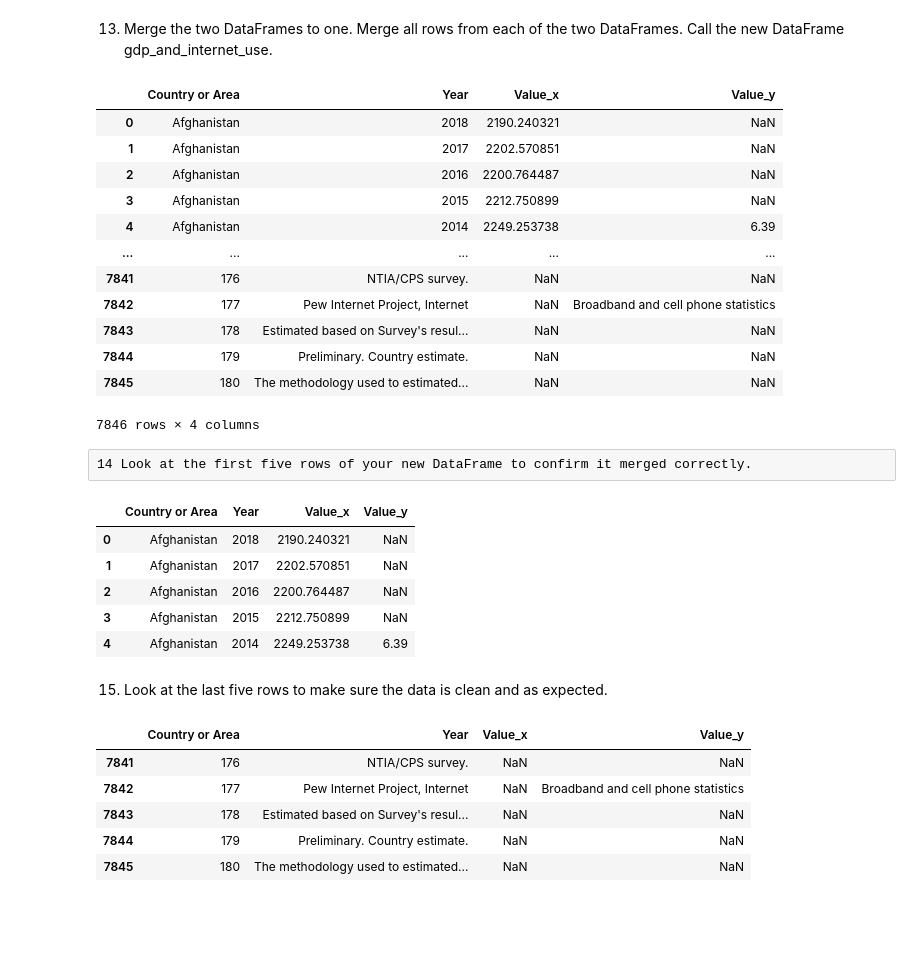
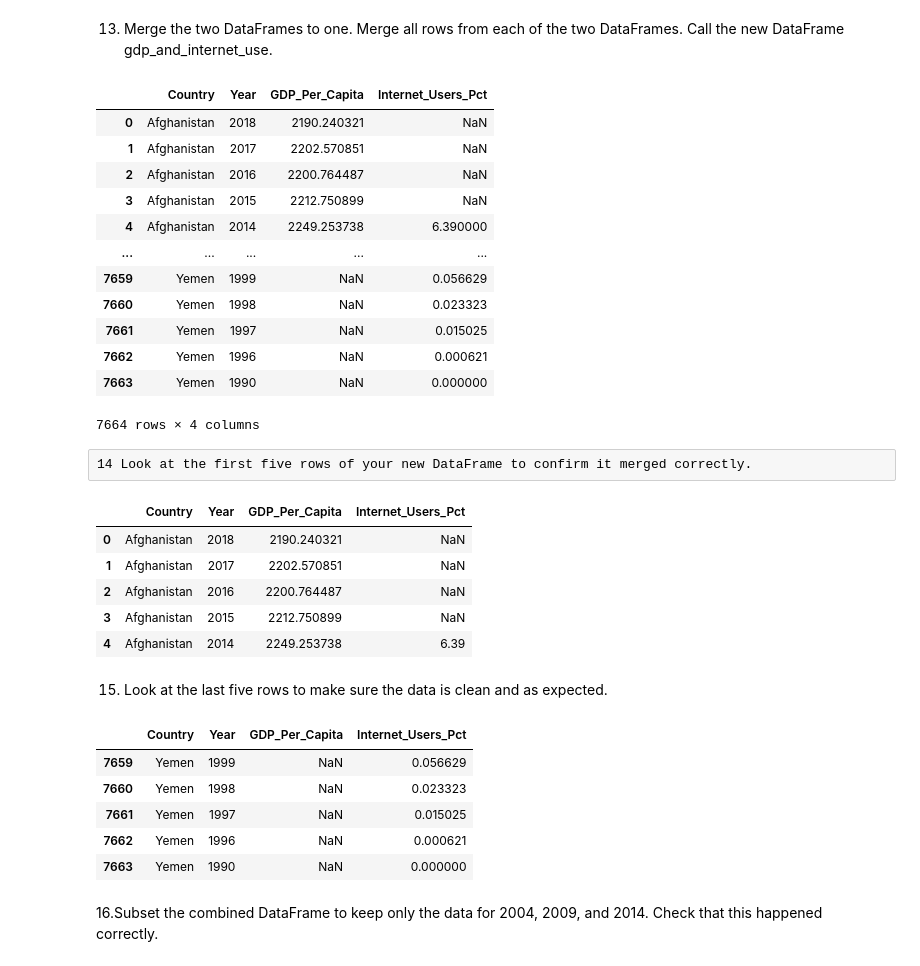
Before and after one commit to tipearso/gdp-and-internet-usage-tipearso, a Jupyter notebook: TP_gdp_internet.ipynb, the cells around one changed output. Drawn from its saved outputs; the diff is of its cells as text; code cells hidden in the pictures; blank space fills up the shorter version.

```diff
--- a/TP_gdp_internet.ipynb
+++ b/TP_gdp_internet.ipynb
@@ -5,7 +5,7 @@ import matplotlib.pyplot as plt
 import seaborn as sns
 %matplotlib inline
 
-gdp_df = pd.read_csv('data\gdp_percapita.csv')
+gdp_df = pd.read_csv('data\gdp_percapita.csv', nrows = 6606 )
 # %%
 gdp_df
 # %% [output]
@@ -25,7 +25,7 @@ gdp_df
 # %% [markdown]
 6. Repeat for the internet use dataset. Call this DataFrame internet_df. Take a look at the first six rows.
 # %%
-internet_df = pd.read_csv('data\internet_use.csv')
+internet_df = pd.read_csv('data\internet_use.csv', nrows = 4495)
 internet_df
 # %% [output]
 |  | Country or Area | Year | Value | Value Footnotes |
@@ -150,4 +152,4 @@ internet_df.tail()
 # %% [markdown]
 11. Change the columns for the GDP Per Capita DataFrame to ‘Country’, ‘Year’, and ‘GDP_Per_Capita’.
 # %%
-gdp_df.rename(columns = {'Country or Area': 'Country', 'Year' : 'Year', 'Value': 'GDP_Per_Capita'}, inplace = False)
+gdp_df = gdp_df.rename(columns = {'Country or Area': 'Country', 'Year' : 'Year', 'Value': 'GDP_Per_Capita'}, inplace = False)
@@ -168,4 +156,4 @@ gdp_df.rename(columns = {'Country or Area': 'Country', 'Year' : 'Year', 'Value':
 # %% [markdown]
 12. Change the columns for the Internet Users DataFrame to ‘Country’, ‘Year’, and ‘Internet_Users_Pct’.
 # %%
-internet_df.rename(columns = {'Country or Area': 'Country', 'Year' : 'Year', 'Value': 'Internet_Users_Pct'}, inplace = False)
+internet_df = internet_df.rename(columns = {'Country or Area': 'Country', 'Year' : 'Year', 'Value': 'Internet_Users_Pct'}, inplace = False)
@@ -186,28 +160,28 @@ internet_df.rename(columns = {'Country or Area': 'Country', 'Year' : 'Year', 'Va
 # %% [markdown]
 13. Merge the two DataFrames to one. Merge all rows from each of the two DataFrames. Call the new DataFrame gdp_and_internet_use.
 # %%
-gdp_and_internet_use=gdp_df.merge(internet_df, on=['Country or Area','Year'], how='outer')
+gdp_and_internet_use=gdp_df.merge(internet_df, on=['Country','Year'], how='outer')
 gdp_and_internet_use
 # %% [output]
-|  | Country or Area | Year | Value_x | Value_y |
+|  | Country | Year | GDP_Per_Capita | Internet_Users_Pct |
 | 0 | Afghanistan | 2018 | 2190.240321 | NaN |
 | 1 | Afghanistan | 2017 | 2202.570851 | NaN |
 | 2 | Afghanistan | 2016 | 2200.764487 | NaN |
 | 3 | Afghanistan | 2015 | 2212.750899 | NaN |
-| 4 | Afghanistan | 2014 | 2249.253738 | 6.39 |
+| 4 | Afghanistan | 2014 | 2249.253738 | 6.390000 |
 | ... | ... | ... | ... | ... |
-| 7841 | 176 | NTIA/CPS survey. | NaN | NaN |
-| 7842 | 177 | Pew Internet Project, Internet | NaN | Broadband and cell phone statistics |
-| 7843 | 178 | Estimated based on Survey's resul... | NaN | NaN |
-| 7844 | 179 | Preliminary. Country estimate. | NaN | NaN |
-| 7845 | 180 | The methodology used to estimated... | NaN | NaN |
+| 7659 | Yemen | 1999 | NaN | 0.056629 |
+| 7660 | Yemen | 1998 | NaN | 0.023323 |
+| 7661 | Yemen | 1997 | NaN | 0.015025 |
+| 7662 | Yemen | 1996 | NaN | 0.000621 |
+| 7663 | Yemen | 1990 | NaN | 0.000000 |
-7846 rows × 4 columns
+7664 rows × 4 columns
 # %% [raw]
 14 Look at the first five rows of your new DataFrame to confirm it merged correctly.
 # %%
 gdp_and_internet_use.head(5)
 # %% [output]
-|  | Country or Area | Year | Value_x | Value_y |
+|  | Country | Year | GDP_Per_Capita | Internet_Users_Pct |
 | 0 | Afghanistan | 2018 | 2190.240321 | NaN |
 | 1 | Afghanistan | 2017 | 2202.570851 | NaN |
 | 2 | Afghanistan | 2016 | 2200.764487 | NaN |
@@ -218,9 +192,11 @@ gdp_and_internet_use.head(5)
 # %%
 gdp_and_internet_use.tail(5)
 # %% [output]
-|  | Country or Area | Year | Value_x | Value_y |
-| 7841 | 176 | NTIA/CPS survey. | NaN | NaN |
-| 7842 | 177 | Pew Internet Project, Internet | NaN | Broadband and cell phone statistics |
-| 7843 | 178 | Estimated based on Survey's resul... | NaN | NaN |
-| 7844 | 179 | Preliminary. Country estimate. | NaN | NaN |
-| 7845 | 180 | The methodology used to estimated... | NaN | NaN |
+|  | Country | Year | GDP_Per_Capita | Internet_Users_Pct |
+| 7659 | Yemen | 1999 | NaN | 0.056629 |
+| 7660 | Yemen | 1998 | NaN | 0.023323 |
+| 7661 | Yemen | 1997 | NaN | 0.015025 |
+| 7662 | Yemen | 1996 | NaN | 0.000621 |
+| 7663 | Yemen | 1990 | NaN | 0.000000 |
+# %% [markdown]
+16.Subset the combined DataFrame to keep only the data for 2004, 2009, and 2014. Check that this happened correctly.
```
Also changed, not shown: parts of 35 cells of this notebook.
